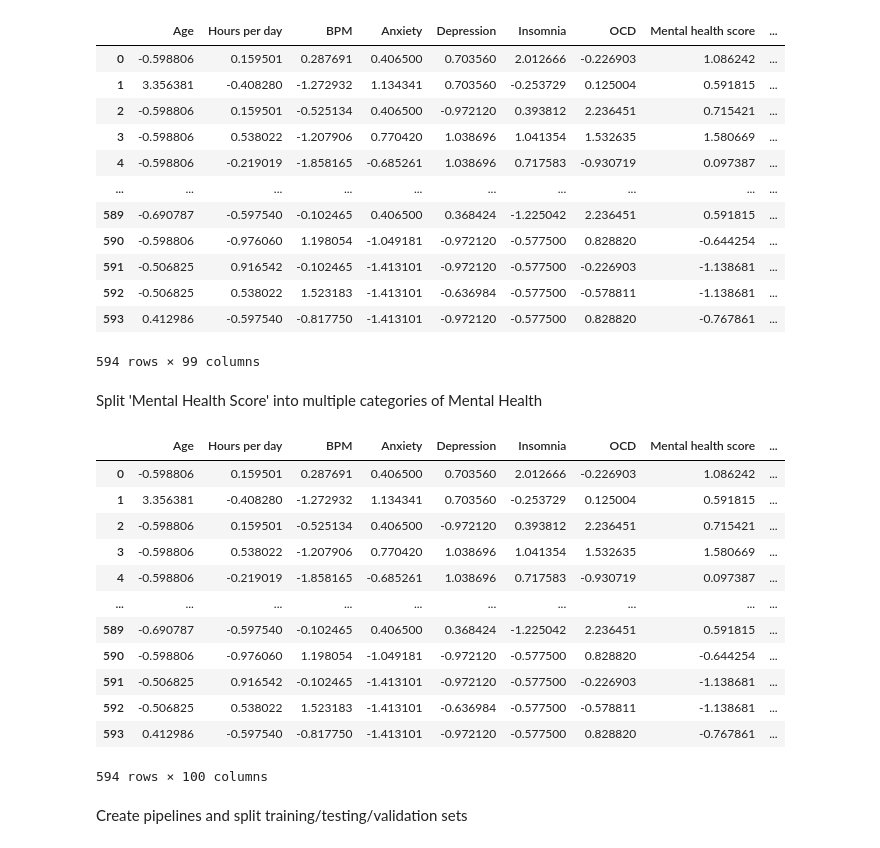
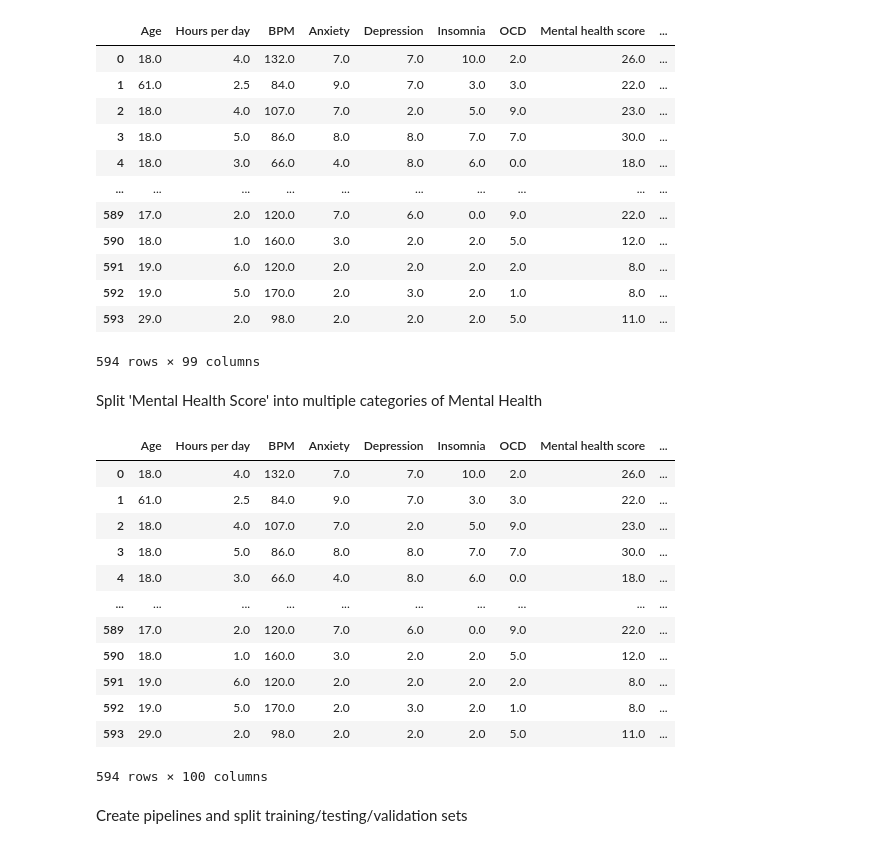
Before and after one commit to ElliceNels/B3EPIC, a Jupyter notebook: Multi_Layer_Perceptron.ipynb, the cells around one changed output. Drawn from its saved outputs; the diff is of its cells as text; code cells hidden in the pictures.

```diff
--- a/Multi_Layer_Perceptron.ipynb
+++ b/Multi_Layer_Perceptron.ipynb
@@ -1,41 +1,39 @@
 # %%
 import pandas as pd
 import warnings
 import numpy as np
 import matplotlib.pyplot as plt
 import seaborn as sns
 from sklearn.model_selection import train_test_split, GridSearchCV
 from sklearn.preprocessing import LabelEncoder, StandardScaler, OneHotEncoder
 from sklearn.naive_bayes import GaussianNB
 from sklearn.metrics import accuracy_score, confusion_matrix, classification_report
 from sklearn.pipeline import Pipeline
 from sklearn.impute import SimpleImputer
 from sklearn.compose import ColumnTransformer
 from sklearn.neural_network import MLPClassifier
 
 np.random.seed(42)
-dataset = pd.read_csv('HotDatasetS.csv')
+dataset = pd.read_csv('HotDataset.csv')
 dataset
 # %% [output]
 |  | Age | Hours per day | BPM | Anxiety | Depression | Insomnia | OCD | Mental health score | ... |
-| 0 | -0.598806 | 0.159501 | 0.287691 | 0.406500 | 0.703560 | 2.012666 | -0.226903 | 1.086242 | ... |
-| 1 | 3.356381 | -0.408280 | -1.272932 | 1.134341 | 0.703560 | -0.253729 | 0.125004 | 0.591815 | ... |
-| 2 | -0.598806 | 0.159501 | -0.525134 | 0.406500 | -0.972120 | 0.393812 | 2.236451 | 0.715421 | ... |
-| 3 | -0.598806 | 0.538022 | -1.207906 | 0.770420 | 1.038696 | 1.041354 | 1.532635 | 1.580669 | ... |
-| 4 | -0.598806 | -0.219019 | -1.858165 | -0.685261 | 1.038696 | 0.717583 | -0.930719 | 0.097387 | ... |
+| 0 | 18.0 | 4.0 | 132.0 | 7.0 | 7.0 | 10.0 | 2.0 | 26.0 | ... |
+| 1 | 61.0 | 2.5 | 84.0 | 9.0 | 7.0 | 3.0 | 3.0 | 22.0 | ... |
+| 2 | 18.0 | 4.0 | 107.0 | 7.0 | 2.0 | 5.0 | 9.0 | 23.0 | ... |
+| 3 | 18.0 | 5.0 | 86.0 | 8.0 | 8.0 | 7.0 | 7.0 | 30.0 | ... |
+| 4 | 18.0 | 3.0 | 66.0 | 4.0 | 8.0 | 6.0 | 0.0 | 18.0 | ... |
 | ... | ... | ... | ... | ... | ... | ... | ... | ... | ... |
-| 589 | -0.690787 | -0.597540 | -0.102465 | 0.406500 | 0.368424 | -1.225042 | 2.236451 | 0.591815 | ... |
-| 590 | -0.598806 | -0.976060 | 1.198054 | -1.049181 | -0.972120 | -0.577500 | 0.828820 | -0.644254 | ... |
-| 591 | -0.506825 | 0.916542 | -0.102465 | -1.413101 | -0.972120 | -0.577500 | -0.226903 | -1.138681 | ... |
-| 592 | -0.506825 | 0.538022 | 1.523183 | -1.413101 | -0.636984 | -0.577500 | -0.578811 | -1.138681 | ... |
-| 593 | 0.412986 | -0.597540 | -0.817750 | -1.413101 | -0.972120 | -0.577500 | 0.828820 | -0.767861 | ... |
+| 589 | 17.0 | 2.0 | 120.0 | 7.0 | 6.0 | 0.0 | 9.0 | 22.0 | ... |
+| 590 | 18.0 | 1.0 | 160.0 | 3.0 | 2.0 | 2.0 | 5.0 | 12.0 | ... |
+| 591 | 19.0 | 6.0 | 120.0 | 2.0 | 2.0 | 2.0 | 2.0 | 8.0 | ... |
+| 592 | 19.0 | 5.0 | 170.0 | 2.0 | 3.0 | 2.0 | 1.0 | 8.0 | ... |
+| 593 | 29.0 | 2.0 | 98.0 | 2.0 | 2.0 | 2.0 | 5.0 | 11.0 | ... |
 594 rows × 99 columns
 # %% [markdown]
 Split 'Mental Health Score' into multiple categories of Mental Health
 # %%
-min_score = dataset['Mental health score'].min()
-max_score = dataset['Mental health score'].max()
-bins = [min_score, -1.5, -0.5, 0.5, max_score]
+bins = [0, 10, 20, 30, 40]
 labels = ['Very low', 'Low', 'Moderate', 'High']
 dataset['Mental health category'] = pd.cut(dataset['Mental health score'], bins=bins, labels=labels)
 
@@ -45,17 +43,17 @@ dataset
 # This piece of code is common with Naive_Bayes.ipynb
 # %% [output]
 |  | Age | Hours per day | BPM | Anxiety | Depression | Insomnia | OCD | Mental health score | ... |
-| 0 | -0.598806 | 0.159501 | 0.287691 | 0.406500 | 0.703560 | 2.012666 | -0.226903 | 1.086242 | ... |
-| 1 | 3.356381 | -0.408280 | -1.272932 | 1.134341 | 0.703560 | -0.253729 | 0.125004 | 0.591815 | ... |
-| 2 | -0.598806 | 0.159501 | -0.525134 | 0.406500 | -0.972120 | 0.393812 | 2.236451 | 0.715421 | ... |
-| 3 | -0.598806 | 0.538022 | -1.207906 | 0.770420 | 1.038696 | 1.041354 | 1.532635 | 1.580669 | ... |
-| 4 | -0.598806 | -0.219019 | -1.858165 | -0.685261 | 1.038696 | 0.717583 | -0.930719 | 0.097387 | ... |
+| 0 | 18.0 | 4.0 | 132.0 | 7.0 | 7.0 | 10.0 | 2.0 | 26.0 | ... |
+| 1 | 61.0 | 2.5 | 84.0 | 9.0 | 7.0 | 3.0 | 3.0 | 22.0 | ... |
+| 2 | 18.0 | 4.0 | 107.0 | 7.0 | 2.0 | 5.0 | 9.0 | 23.0 | ... |
+| 3 | 18.0 | 5.0 | 86.0 | 8.0 | 8.0 | 7.0 | 7.0 | 30.0 | ... |
+| 4 | 18.0 | 3.0 | 66.0 | 4.0 | 8.0 | 6.0 | 0.0 | 18.0 | ... |
 | ... | ... | ... | ... | ... | ... | ... | ... | ... | ... |
-| 589 | -0.690787 | -0.597540 | -0.102465 | 0.406500 | 0.368424 | -1.225042 | 2.236451 | 0.591815 | ... |
-| 590 | -0.598806 | -0.976060 | 1.198054 | -1.049181 | -0.972120 | -0.577500 | 0.828820 | -0.644254 | ... |
-| 591 | -0.506825 | 0.916542 | -0.102465 | -1.413101 | -0.972120 | -0.577500 | -0.226903 | -1.138681 | ... |
-| 592 | -0.506825 | 0.538022 | 1.523183 | -1.413101 | -0.636984 | -0.577500 | -0.578811 | -1.138681 | ... |
-| 593 | 0.412986 | -0.597540 | -0.817750 | -1.413101 | -0.972120 | -0.577500 | 0.828820 | -0.767861 | ... |
+| 589 | 17.0 | 2.0 | 120.0 | 7.0 | 6.0 | 0.0 | 9.0 | 22.0 | ... |
+| 590 | 18.0 | 1.0 | 160.0 | 3.0 | 2.0 | 2.0 | 5.0 | 12.0 | ... |
+| 591 | 19.0 | 6.0 | 120.0 | 2.0 | 2.0 | 2.0 | 2.0 | 8.0 | ... |
+| 592 | 19.0 | 5.0 | 170.0 | 2.0 | 3.0 | 2.0 | 1.0 | 8.0 | ... |
+| 593 | 29.0 | 2.0 | 98.0 | 2.0 | 2.0 | 2.0 | 5.0 | 11.0 | ... |
 594 rows × 100 columns
 # %% [markdown]
 Create pipelines and split training/testing/validation sets
```
Also changed, not shown: parts of 9 cells of this notebook, 1 other file.
